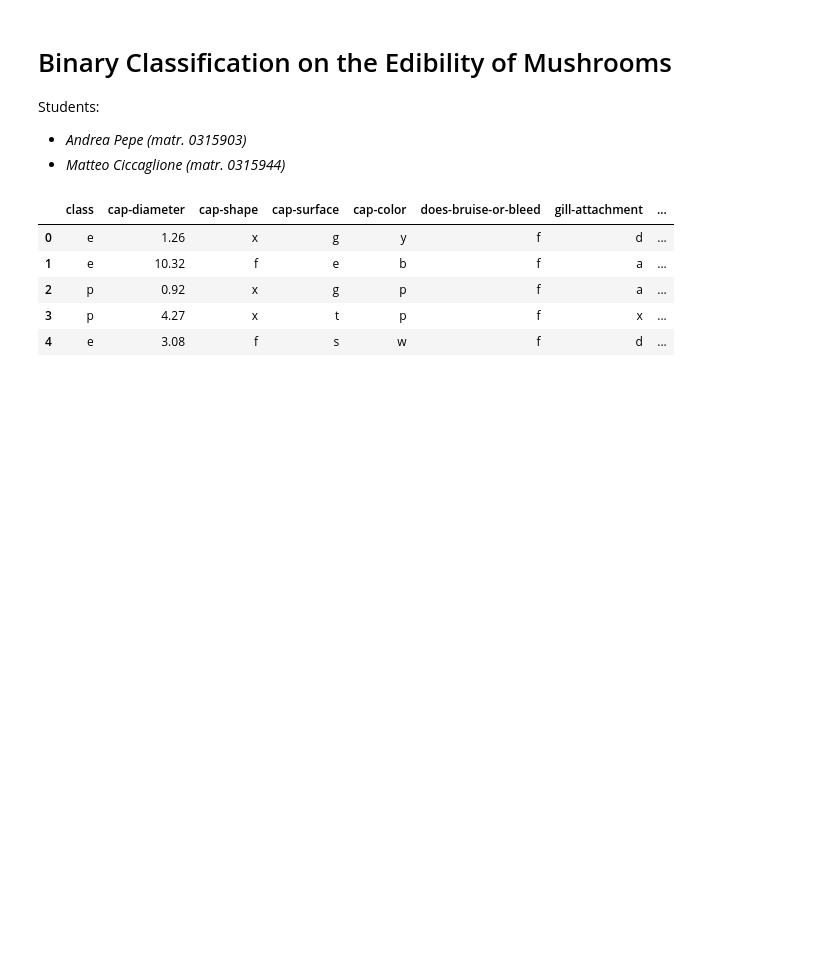
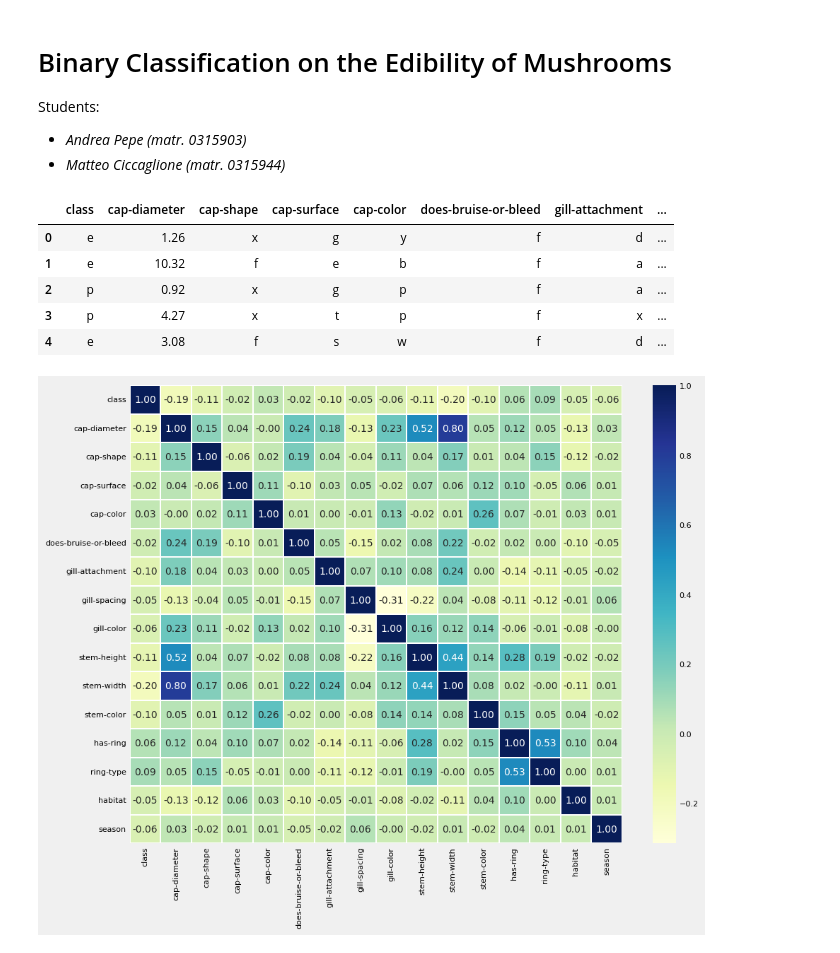
Before and after one commit to AndreaPepe/MushroomsClassification, a Jupyter notebook: mushrooms_classifiers.ipynb, the cells around one changed output. Drawn from its saved outputs; the diff is of its cells as text; code cells hidden in the pictures; blank space fills up the shorter version.

Commit message:
Added Random Forest Classifier and introduced LabelEncoder to compute correlation matrix of features, plotted with seaborn

```diff
--- a/mushrooms_classifiers.ipynb
+++ b/mushrooms_classifiers.ipynb
@@ -139,9 +140,21 @@ def get_correlation_chart(data, **kwargs):
 # %%
 from sklearn.preprocessing import LabelEncoder
 encoded_data = df.copy()
 le = LabelEncoder()
 encoded_data['class'] = le.fit_transform(df['class'])
 #encoded_data = pd.get_dummies(encoded_data)
+chart = get_correlation_chart(encoded_data)
+#dummy = pd.get_dummies(encoded_data)
+#dummy.corr()
 
-chart = get_correlation_chart(encoded_data)
+for col in encoded_data.columns:
+    encoded_data[col] = le.fit_transform(encoded_data[col])
+
+dfDummies = pd.get_dummies(encoded_data)
+plt.figure(figsize=(10,8))
+sns.heatmap(dfDummies.corr(), linewidths=.1, cmap="YlGnBu", annot=True, fmt=".2f")
+plt.yticks(rotation=0)
+plt.show()
+# %% [output]
+[figure, added]
 # %%
```
Also changed, not shown: parts of 13 cells of this notebook.
